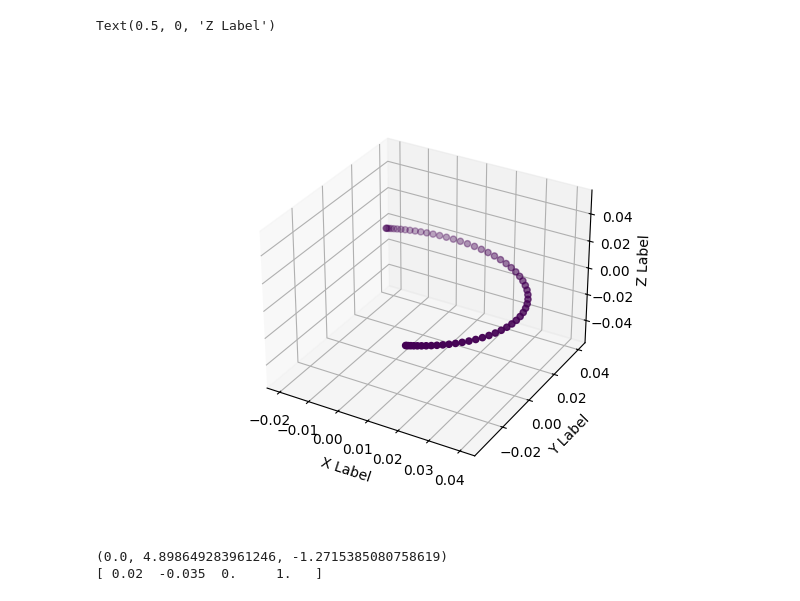
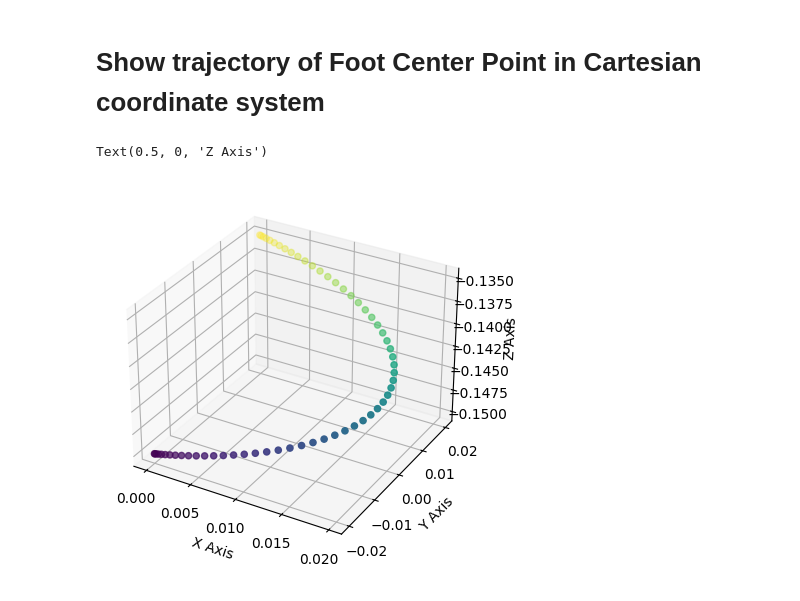
Before and after one commit to HexapodBionik/kinematics, a Jupyter notebook: joint_space_trajectory/joint_space_trajectory.ipynb, the cells around one changed output. Cells and saved outputs as stored; diff of their text form; code cells hidden in the pictures.

Commit message:
#1 Implemented first version of simple joint space trajectory generator, updated and improved documentation in kinematics.py

```diff
--- a/joint_space_trajectory/joint_space_trajectory.ipynb
+++ b/joint_space_trajectory/joint_space_trajectory.ipynb
@@ -57,2 +33,0 @@ time_end = 3
-# %%
-coefficients = trajectory.generate_trajectory(start_coordinates, end_coordinates, velocity_start, velocity_end, time_end)
@@ -83,12 +38,10 @@ array([0.  , 0.05, 0.1 , 0.15, 0.2 , 0.25, 0.3 , 0.35, 0.4 , 0.45, 0.5 ,
 j_pos = []
 j_vel = []
 j_accel = []
+
+for coeffs in coefficients:
+    pos_poly, vel_poly, accel_poly = acquire_trajectory_functions(coeffs)
+
+    j_pos.append(pos_poly)
+    j_vel.append(vel_poly)
+    j_accel.append(accel_poly)
-# %%
-for coeffs in coefficients:
-    pos_poly = np.poly1d(np.flip(coeffs))
-    vel_poly = np.polyder(pos_poly)
-    accel_poly = np.polyder(vel_poly)
-
-    j_pos.append(pos_poly)
-    j_vel.append(vel_poly)
-    j_accel.append(accel_poly)
@@ -127,3 +82,5 @@ plt.show()
+# %% [markdown]
+# Show trajectory of Foot Center Point in Cartesian coordinate system
 # %%
 x_points = []
 y_points = []
@@ -133,33 +90,21 @@ theta1 = j_pos[0](x)
 theta2 = j_pos[1](x)
 theta3 = j_pos[2](x)
 for i in range(len(x)):
-    #print(theta1[i], theta2[i], theta3[i])
-    coordinates = a.forward(theta1[i], theta2[i], theta3[i])
+    coordinates = kinematics_solver.forward(theta1[i], theta2[i], theta3[i])
     x_points.append(coordinates[0])
     y_points.append(coordinates[1])
     z_points.append(coordinates[2])
 # %%
 # Enable interactive plotting in PyCharm
 # Create a 3D scatter plot
 fig = plt.figure()
 ax = fig.add_subplot(111, projection='3d')
 scatter = ax.scatter(x_points, y_points, z_points, c=z_points, marker='o')
 
 # Add labels
-ax.set_xlabel('X Label')
-ax.set_ylabel('Y Label')
-ax.set_zlabel('Z Label')
-
-# Show the interactive plot
+ax.set_xlabel('X Axis')
+ax.set_ylabel('Y Axis')
+ax.set_zlabel('Z Axis')
 # %% [output]
-Text(0.5, 0, 'Z Label')
+Text(0.5, 0, 'Z Axis')
-[figure, old version]
+[figure, new version]
-# %%
-start_coordinates_test = np.array([0.02, 0, 0, 1])
-angles = a.reverse(start_coordinates_test)
-print(angles)
-start_coordinates_calc = a.forward(*angles)
-print(start_coordinates_calc)
-# %% [output]
-(0.0, 4.898649283961246, -1.2715385080758619)
-[ 0.02  -0.035  0.     1.   ]
```
Also changed, not shown: parts of 13 cells of this notebook, 5 other files.
